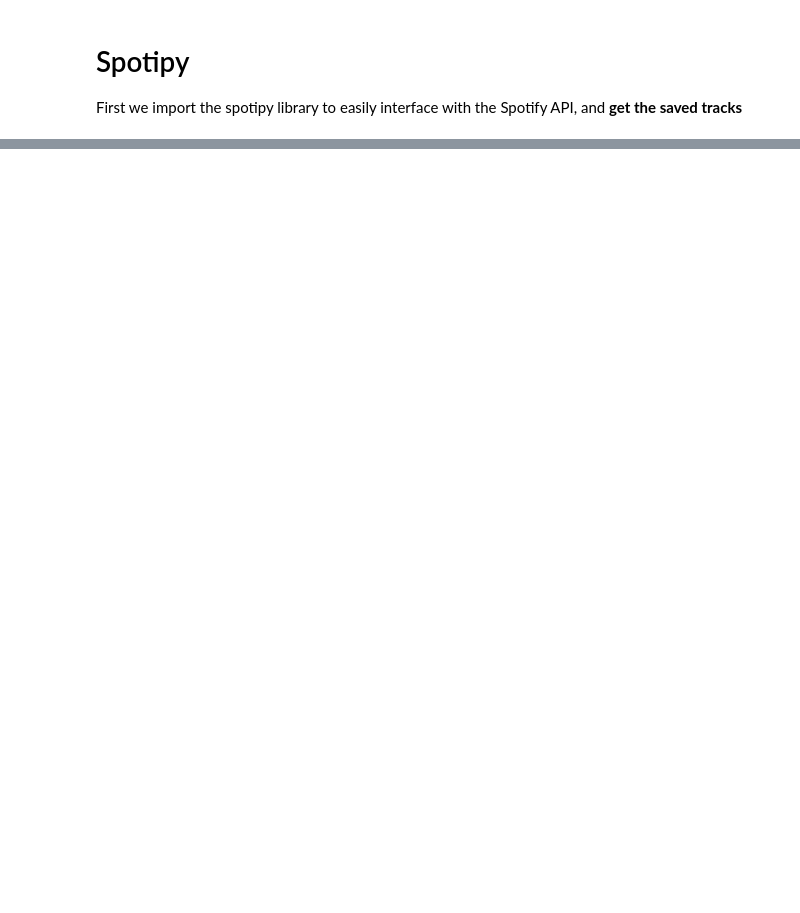
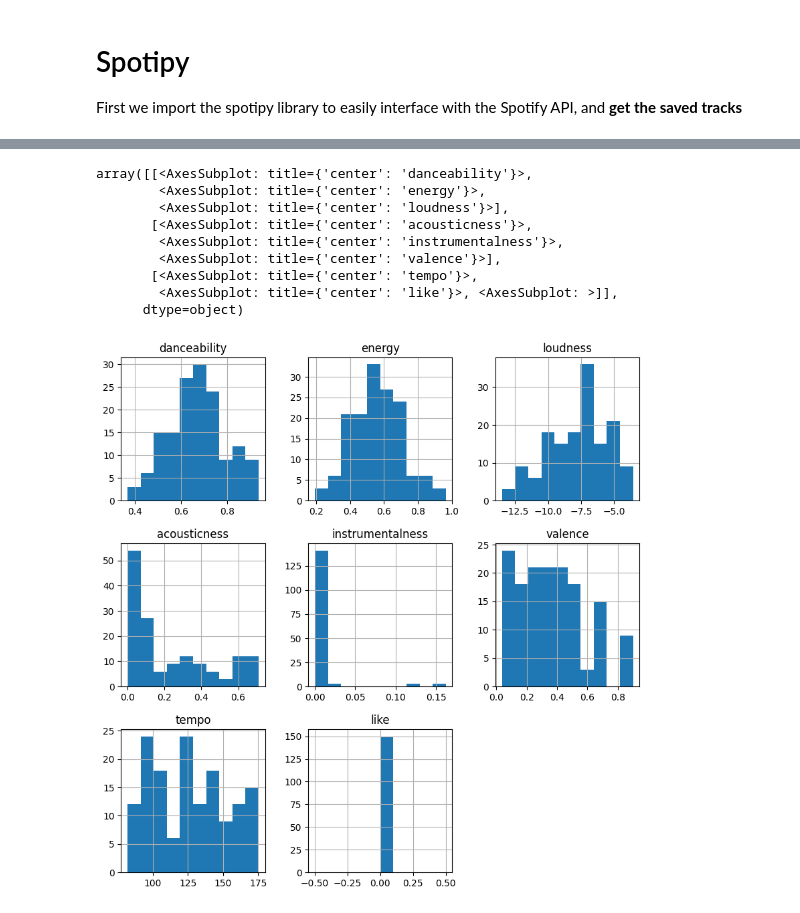
Before and after one commit to danielenapo/Bayesify, a Jupyter notebook: spotipy.ipynb, the cells around one changed output, grey strips where cells are left out. Saved outputs shown, nothing was run; the diff lists cells and outputs as text; code cells hidden in the pictures; blank space fills up the shorter version.

```diff
--- a/spotipy.ipynb
+++ b/spotipy.ipynb
@@ -79,0 +81,19 @@ save as csv file
+# %%
+top50=[]
+
+#get top 50 songs in US, IT and UK
+markets=['US', 'IT', 'UK']
+for market in markets:
+    results = sp.search(q='year:2022', type='track', limit=50, offset=0, market='US')
+    #get features
+    for i in range(len(results['tracks']['items'])):
+        top50.append(sp.audio_features(results['tracks']['items'][i]['id']))
+#convert to dataframe
+dfTop50=[]
+for i in range(len(top50)):
+    dfTop50.append(pd.DataFrame(top50[i]))
+dfTop50 = pd.concat(dfTop50)
+dfTop50.drop(['type','id','uri','track_href','analysis_url','time_signature', 'key', 'mode', 'speechiness', 'liveness', 'duration_ms'],axis=1,inplace=True)
+#add column named 'like' with all 0s
+dfTop50['like']=0
+dfTop50.head()
@@ -79,0 +107,13 @@ save as csv file
+# %%
+dfTop50.hist(figsize=(10,10))
+# %% [output]
+array([[<AxesSubplot: title={'center': 'danceability'}>,
+        <AxesSubplot: title={'center': 'energy'}>,
+        <AxesSubplot: title={'center': 'loudness'}>],
+       [<AxesSubplot: title={'center': 'acousticness'}>,
+        <AxesSubplot: title={'center': 'instrumentalness'}>,
+        <AxesSubplot: title={'center': 'valence'}>],
+       [<AxesSubplot: title={'center': 'tempo'}>,
+        <AxesSubplot: title={'center': 'like'}>, <AxesSubplot: >]],
+      dtype=object)
+[figure, added]
```
Also changed, not shown: parts of 16 cells of this notebook, 3 other files.
